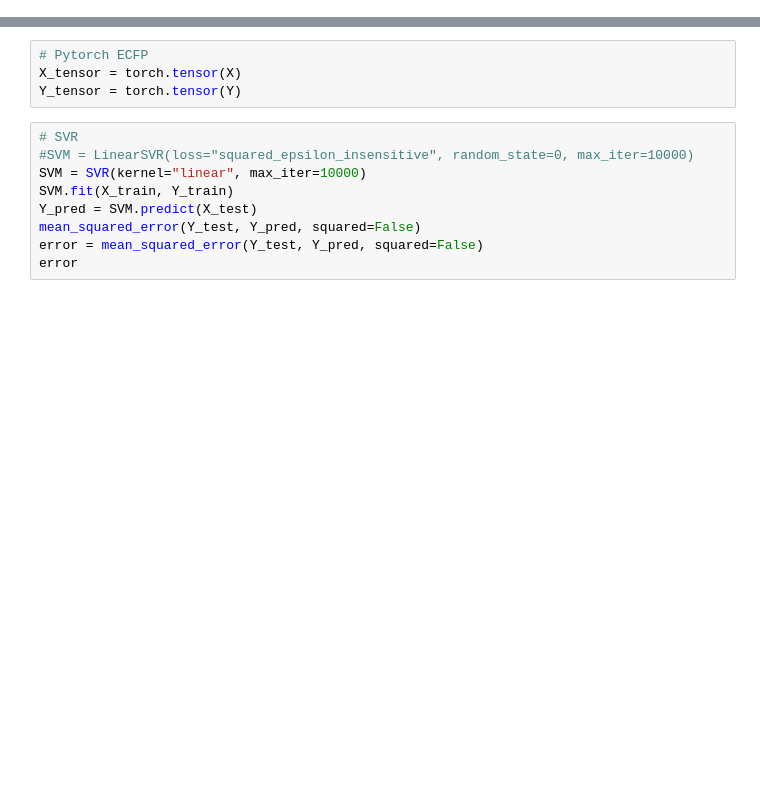
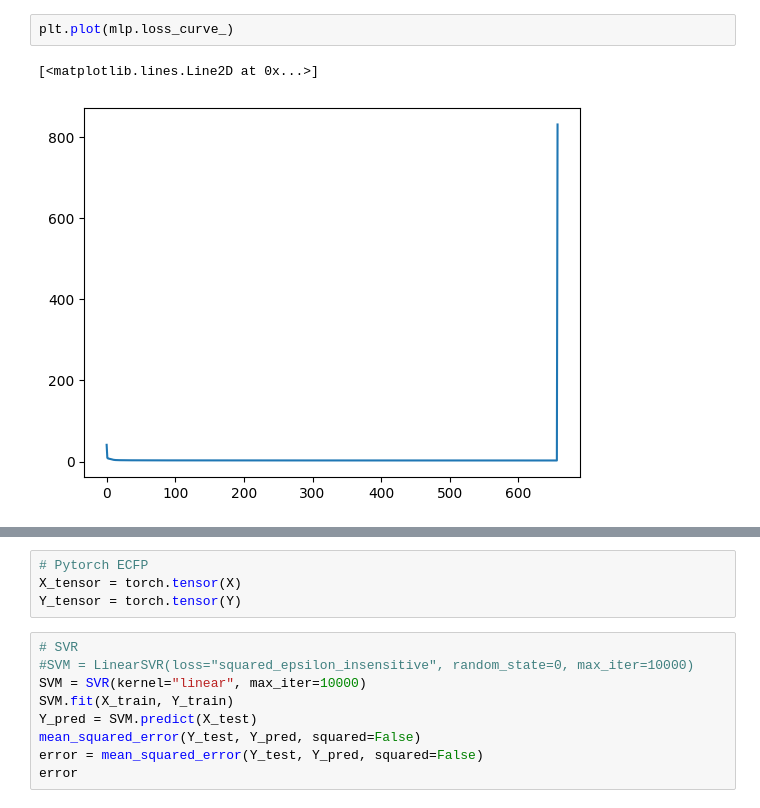
Before and after one commit to Kazuri1111/Pytorch, a Jupyter notebook: GCN/PyG.ipynb, the cells around one changed output, grey strips where cells are left out. Saved outputs shown, nothing was run; the diff lists cells and outputs as text; blank space fills up the shorter version.

```diff
--- a/GCN/PyG.ipynb
+++ b/GCN/PyG.ipynb
@@ -74,0 +169,5 @@ X_train, X_test, Y_train, Y_test = train_test_split(X, Y, test_size=0.2, random_
+# %%
+plt.plot(mlp.loss_curve_)
+# %% [output]
+[<matplotlib.lines.Line2D at 0x...>]
+[figure, added]
```
Also changed, not shown: parts of 26 cells of this notebook, 29 other files.
